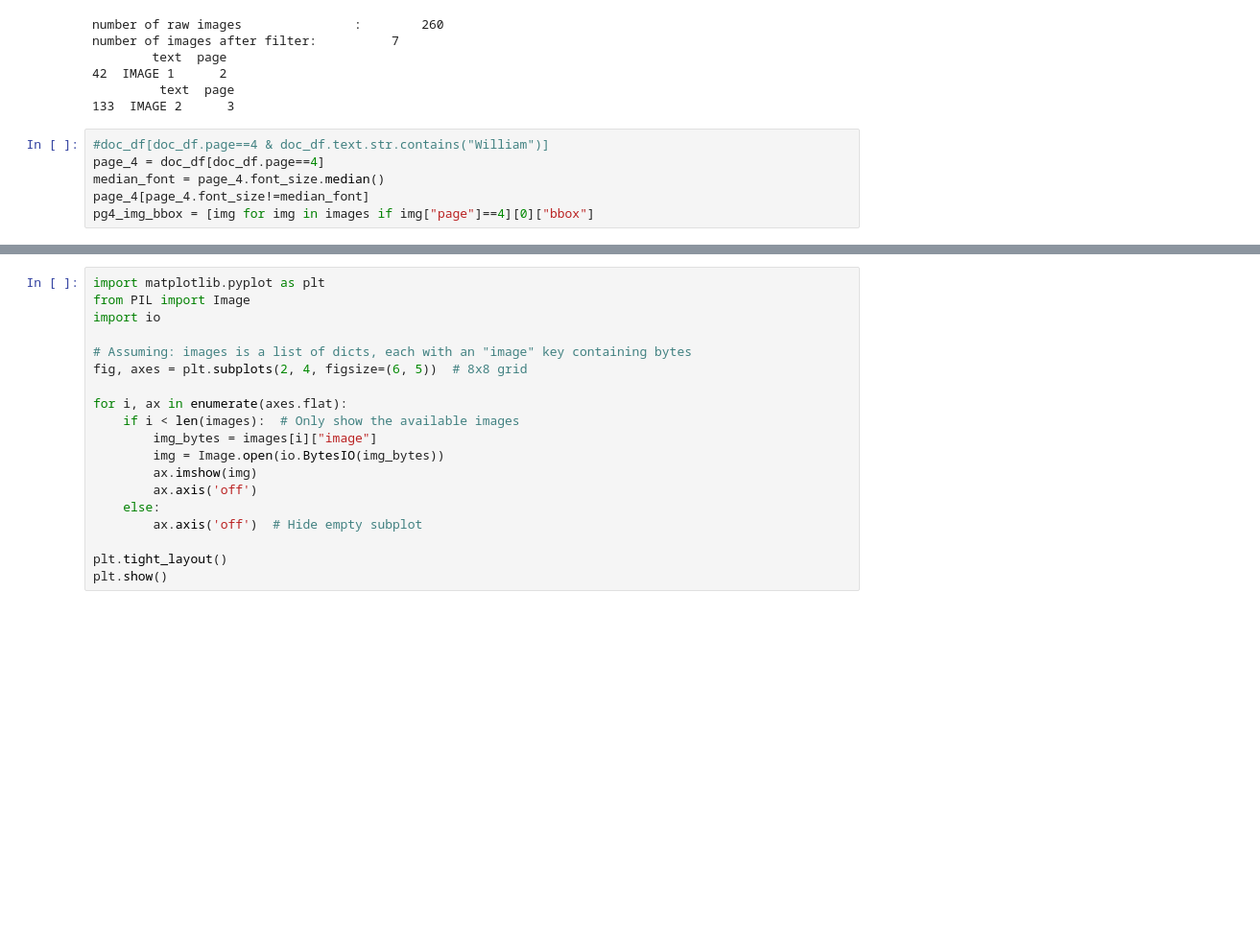
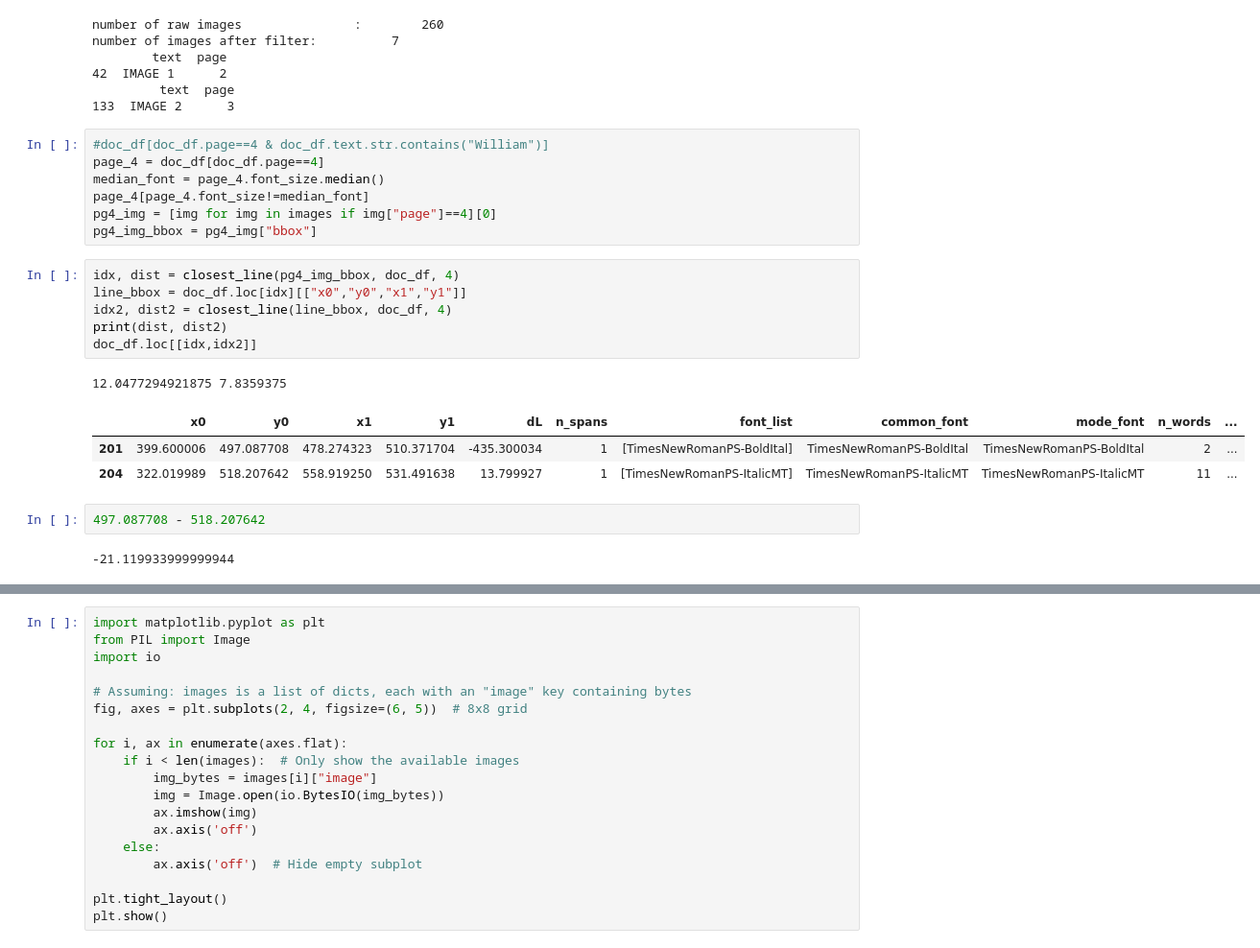
Before and after one commit to DSP-Tan/ogham-cloud, a Jupyter notebook: pdf_scraper/research/examAsLines.ipynb, the cells around one changed output, grey strips where cells are left out. Shown at 96% size. Cells and saved outputs as stored; diff of their text form; blank space fills up the shorter version.

```diff
--- a/pdf_scraper/research/examAsLines.ipynb
+++ b/pdf_scraper/research/examAsLines.ipynb
@@ -76,4 +81,20 @@ number of images after filter:          7
 page_4 = doc_df[doc_df.page==4]
 median_font = page_4.font_size.median()
 page_4[page_4.font_size!=median_font]
-pg4_img_bbox = [img for img in images if img["page"]==4][0]["bbox"]
+pg4_img = [img for img in images if img["page"]==4][0]
+pg4_img_bbox = pg4_img["bbox"]
+# %%
+idx, dist = closest_line(pg4_img_bbox, doc_df, 4)
+line_bbox = doc_df.loc[idx][["x0","y0","x1","y1"]]
+idx2, dist2 = closest_line(line_bbox, doc_df, 4)
+print(dist, dist2)
+doc_df.loc[[idx,idx2]]
+# %% [output]
+12.0477294921875 7.8359375
+|  | x0 | y0 | x1 | y1 | dL | n_spans | font_list | common_font | mode_font | n_words | ... |
+| 201 | 399.600006 | 497.087708 | 478.274323 | 510.371704 | -435.300034 | 1 | [TimesNewRomanPS-BoldItal] | TimesNewRomanPS-BoldItal | TimesNewRomanPS-BoldItal | 2 | ... |
+| 204 | 322.019989 | 518.207642 | 558.919250 | 531.491638 | 13.799927 | 1 | [TimesNewRomanPS-ItalicMT] | TimesNewRomanPS-ItalicMT | TimesNewRomanPS-ItalicMT | 11 | ... |
+# %%
+497.087708 - 518.207642
+# %% [output]
+-21.119933999999944
```
Also changed, not shown: parts of 8 cells of this notebook.
